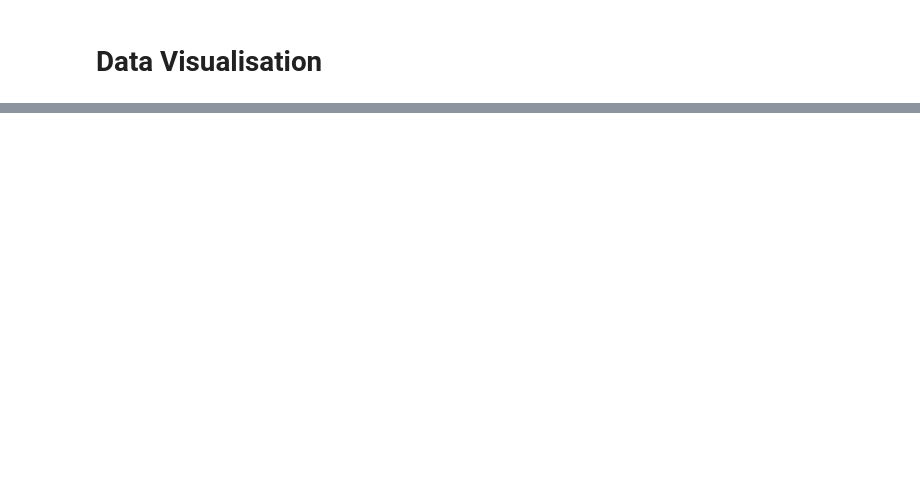
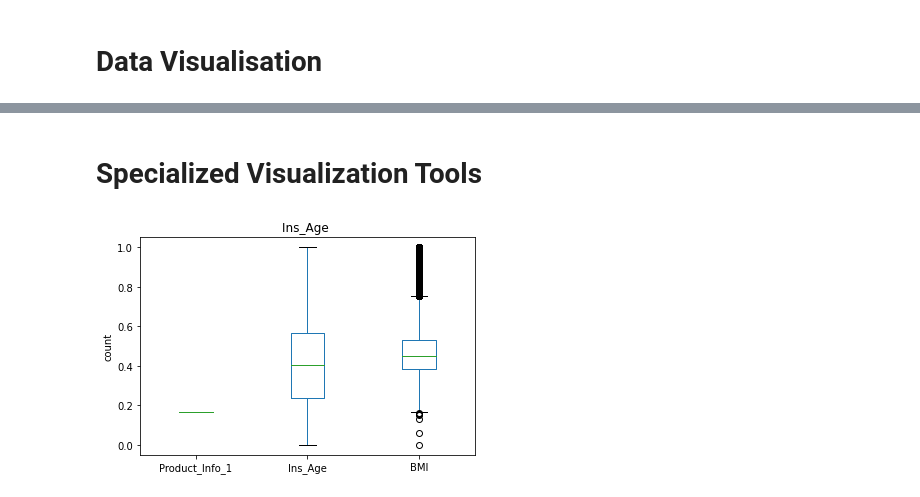
Before and after one commit to Andhi1710/python, a Jupyter notebook: Kelompok_1.ipynb, the cells around one changed output, grey strips where cells are left out. Cells and saved outputs as stored; diff of their text form; code cells hidden in the pictures; blank space fills up the shorter version.

```diff
--- a/Kelompok_1.ipynb
+++ b/Kelompok_1.ipynb
@@ -185,0 +417,10 @@ df.isnull().sum()
+# %% [markdown]
+# Specialized Visualization Tools
+# %%
+#@title Box Plots
+df.plot(kind='box')
+plt.ylabel("count")
+plt.title("Ins_Age ")
+plt.show()
+# %% [output]
+[figure, added]
```
Also changed, not shown: parts of 37 cells of this notebook.
